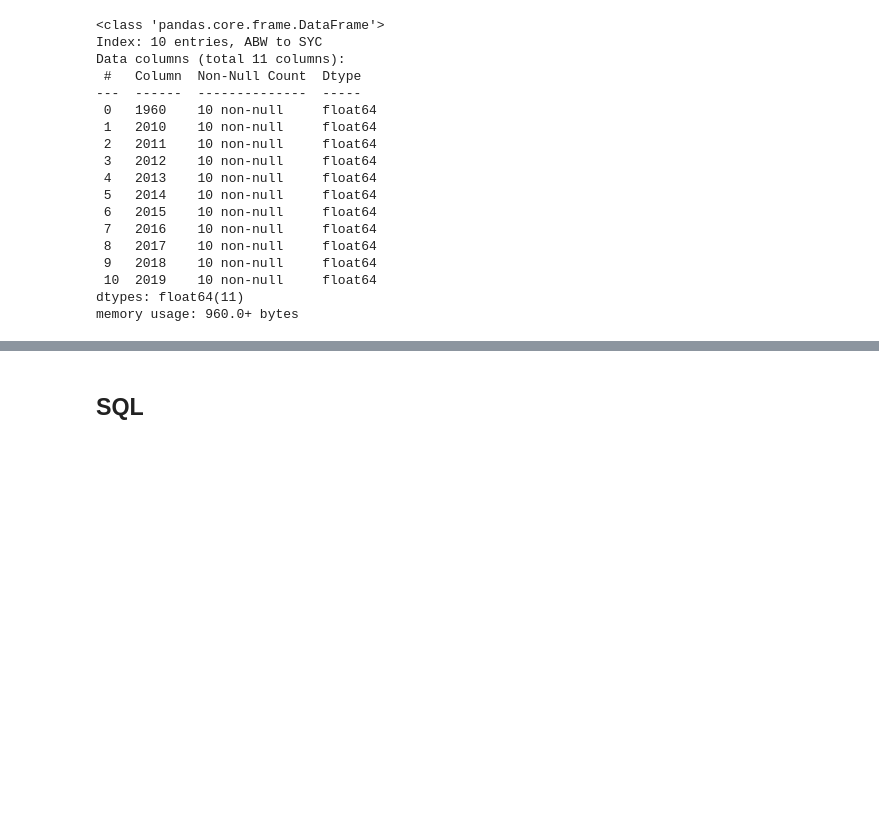
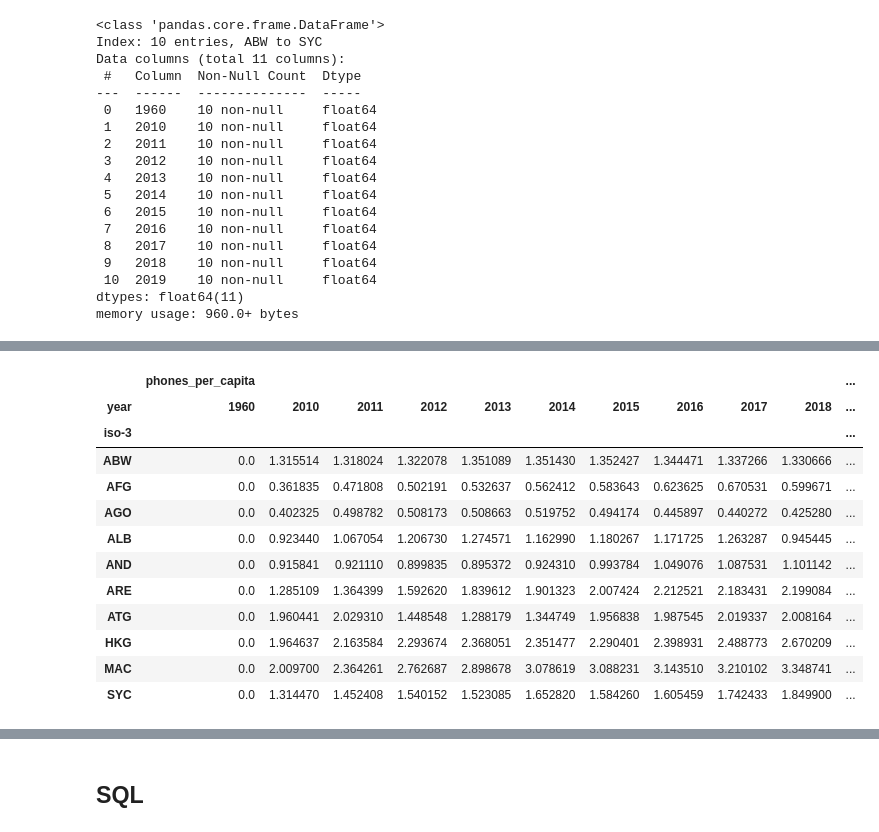
Before and after one commit to totatorbj/su-mt4007, a Jupyter notebook: HW4/HW4_investigation.ipynb, the cells around one changed output, grey strips where cells are left out. Drawn from its saved outputs; the diff is of its cells as text; code cells hidden in the pictures; blank space fills up the shorter version.

```diff
--- a/HW4/HW4_investigation.ipynb
+++ b/HW4/HW4_investigation.ipynb
@@ -201,0 +692,2 @@ memory usage: 960.0+ bytes
+# %%
+n_cellphones_and_population_and_per_capita_df['phones_per_capita'] = n_cellphones_and_population_and_per_capita_df['n_cellphones'] / n_cellphones_and_population_and_per_capita_df['population']
@@ -201,0 +726,2 @@ memory usage: 960.0+ bytes
+# %%
+phones__per_capita_Series = n_cellphones_and_population_and_per_capita_df['phones_per_capita'].copy()
@@ -201,0 +741,2 @@ memory usage: 960.0+ bytes
+# %%
+phones__per_capita_df = pd.DataFrame(data=phones__per_capita_Series)
@@ -201,0 +773,2 @@ memory usage: 960.0+ bytes
+# %%
+unstacked_phones_per_capita_df = phones__per_capita_df.unstack(level=-1)
@@ -201,0 +796,16 @@ memory usage: 960.0+ bytes
+# %%
+unstacked_phones_per_capita_df
+# %% [output]
+|  | phones_per_capita |  |  |  |  |  |  |  |  |  | ... |
+| year | 1960 | 2010 | 2011 | 2012 | 2013 | 2014 | 2015 | 2016 | 2017 | 2018 | ... |
+| iso-3 |  |  |  |  |  |  |  |  |  |  | ... |
+| ABW | 0.0 | 1.315514 | 1.318024 | 1.322078 | 1.351089 | 1.351430 | 1.352427 | 1.344471 | 1.337266 | 1.330666 | ... |
+| AFG | 0.0 | 0.361835 | 0.471808 | 0.502191 | 0.532637 | 0.562412 | 0.583643 | 0.623625 | 0.670531 | 0.599671 | ... |
+| AGO | 0.0 | 0.402325 | 0.498782 | 0.508173 | 0.508663 | 0.519752 | 0.494174 | 0.445897 | 0.440272 | 0.425280 | ... |
+| ALB | 0.0 | 0.923440 | 1.067054 | 1.206730 | 1.274571 | 1.162990 | 1.180267 | 1.171725 | 1.263287 | 0.945445 | ... |
+| AND | 0.0 | 0.915841 | 0.921110 | 0.899835 | 0.895372 | 0.924310 | 0.993784 | 1.049076 | 1.087531 | 1.101142 | ... |
+| ARE | 0.0 | 1.285109 | 1.364399 | 1.592620 | 1.839612 | 1.901323 | 2.007424 | 2.212521 | 2.183431 | 2.199084 | ... |
+| ATG | 0.0 | 1.960441 | 2.029310 | 1.448548 | 1.288179 | 1.344749 | 1.956838 | 1.987545 | 2.019337 | 2.008164 | ... |
+| HKG | 0.0 | 1.964637 | 2.163584 | 2.293674 | 2.368051 | 2.351477 | 2.290401 | 2.398931 | 2.488773 | 2.670209 | ... |
+| MAC | 0.0 | 2.009700 | 2.364261 | 2.762687 | 2.898678 | 3.078619 | 3.088231 | 3.143510 | 3.210102 | 3.348741 | ... |
+| SYC | 0.0 | 1.314470 | 1.452408 | 1.540152 | 1.523085 | 1.652820 | 1.584260 | 1.605459 | 1.742433 | 1.849900 | ... |
```
Also changed, not shown: parts of 153 cells of this notebook.
